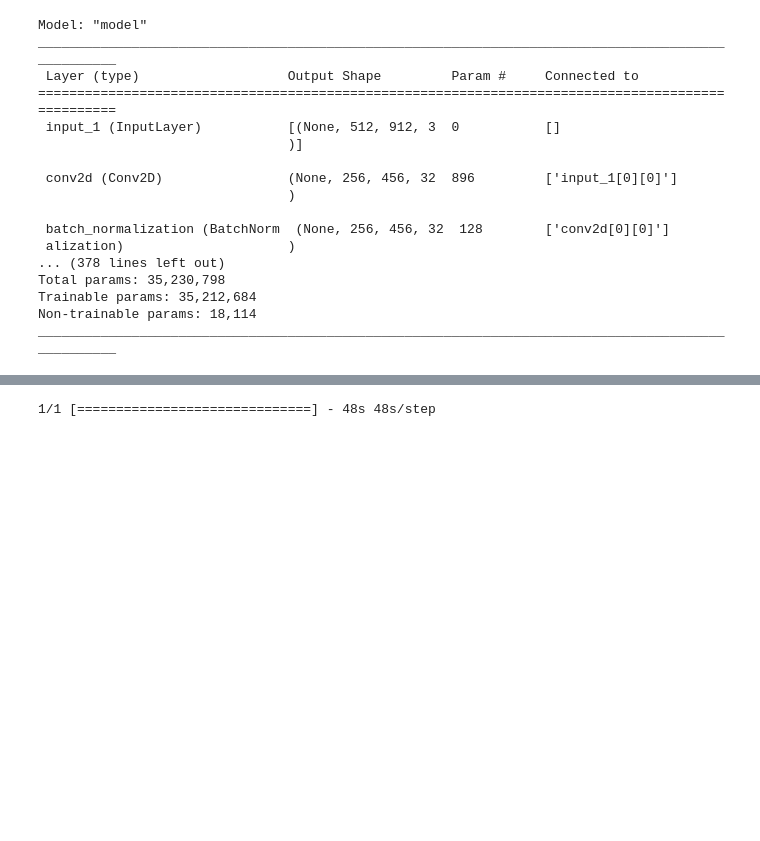
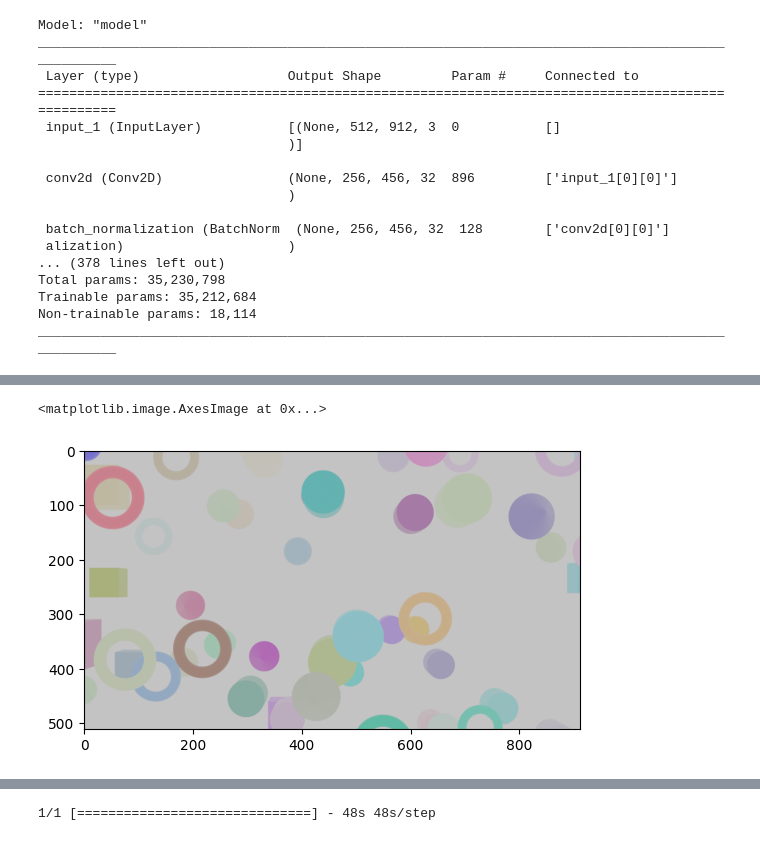
Before and after one commit to tomaszjacek/blenderAutomation, a Jupyter notebook: dexiNedDeeplo/dexined_implementation.ipynb, the cells around one changed output, grey strips where cells are left out. Drawn from its saved outputs; the diff is of its cells as text; code cells hidden in the pictures; blank space fills up the shorter version.

```diff
--- a/dexiNedDeeplo/dexined_implementation.ipynb
+++ b/dexiNedDeeplo/dexined_implementation.ipynb
@@ -601,0 +617,7 @@ ResourceExhaustedError: Exception encountered when calling layer "batch_normaliz
+# %%
+img_pre = read_image('H:\\download\\blender\\projects\\vdmTests\\outlineOutput2\\test\\dense_981.png')
+img = np.expand_dims(img_pre, axis=0)
+plt.imshow(img_pre)
+# %% [output]
+<matplotlib.image.AxesImage at 0x...>
+[figure, added]
```
Also changed, not shown: parts of 11 cells of this notebook.
